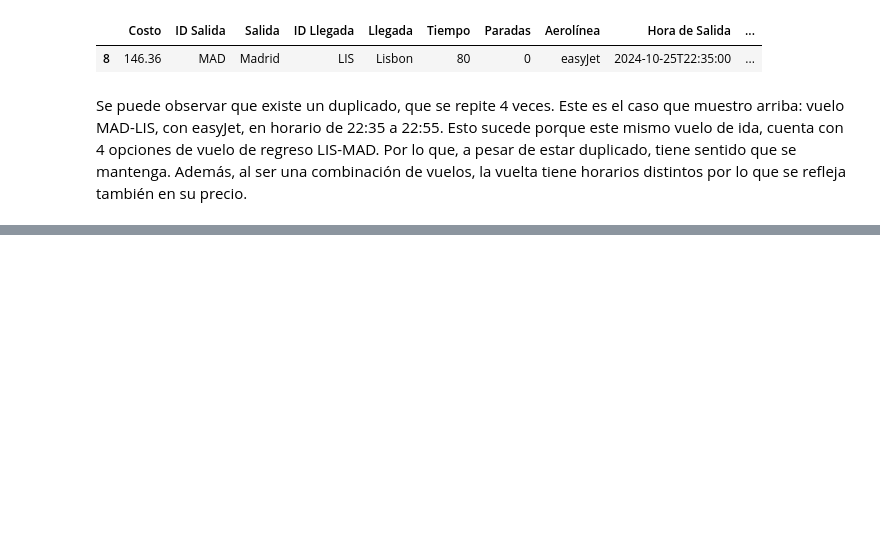
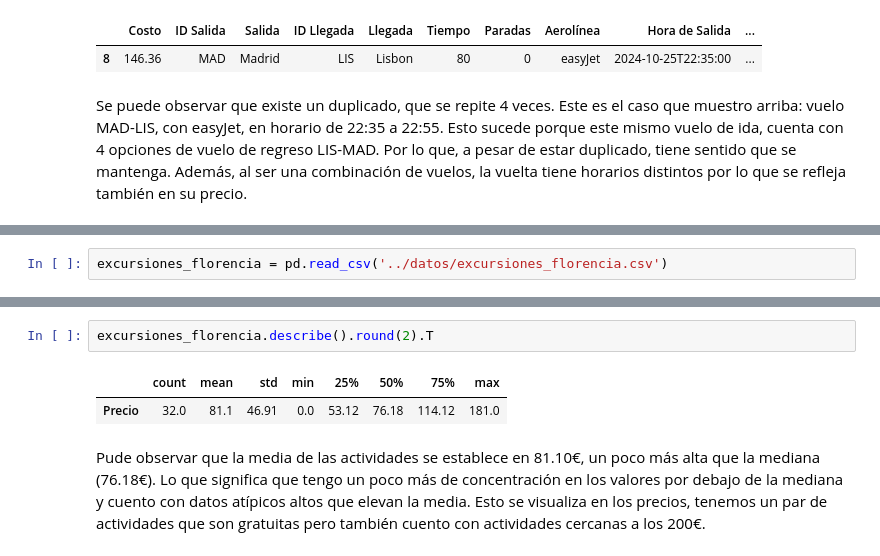
Before and after one commit to ngcarvajall/Entrega-Proyecto-ProyectoExplorandoViajes---Nelson-, a Jupyter notebook: EDA/Exploracion.ipynb, the cells around one changed output, grey strips where cells are left out. Drawn from its saved outputs; the diff is of its cells as text; blank space fills up the shorter version.

```diff
--- a/EDA/Exploracion.ipynb
+++ b/EDA/Exploracion.ipynb
@@ -311,0 +326,2 @@ Se puede observar que existe un duplicado, que se repite 4 veces. Este es el cas
+# %%
+excursiones_florencia = pd.read_csv('../datos/excursiones_florencia.csv')
@@ -311,0 +342,7 @@ Se puede observar que existe un duplicado, que se repite 4 veces. Este es el cas
+# %%
+excursiones_florencia.describe().round(2).T
+# %% [output]
+|  | count | mean | std | min | 25% | 50% | 75% | max |
+| Precio | 32.0 | 81.1 | 46.91 | 0.0 | 53.12 | 76.18 | 114.12 | 181.0 |
+# %% [markdown]
+Pude observar que la media de las actividades se establece en 81.10€, un poco más alta que la mediana (76.18€). Lo que significa que tengo un poco más de concentración en los valores por debajo de la mediana y cuento con datos atípicos altos que elevan la media. Esto se visualiza en los precios, tenemos un par de actividades que son gratuitas pero también cuento con actividades cercanas a los 200€.
```
Also changed, not shown: parts of 15 cells of this notebook, 1 other file.
